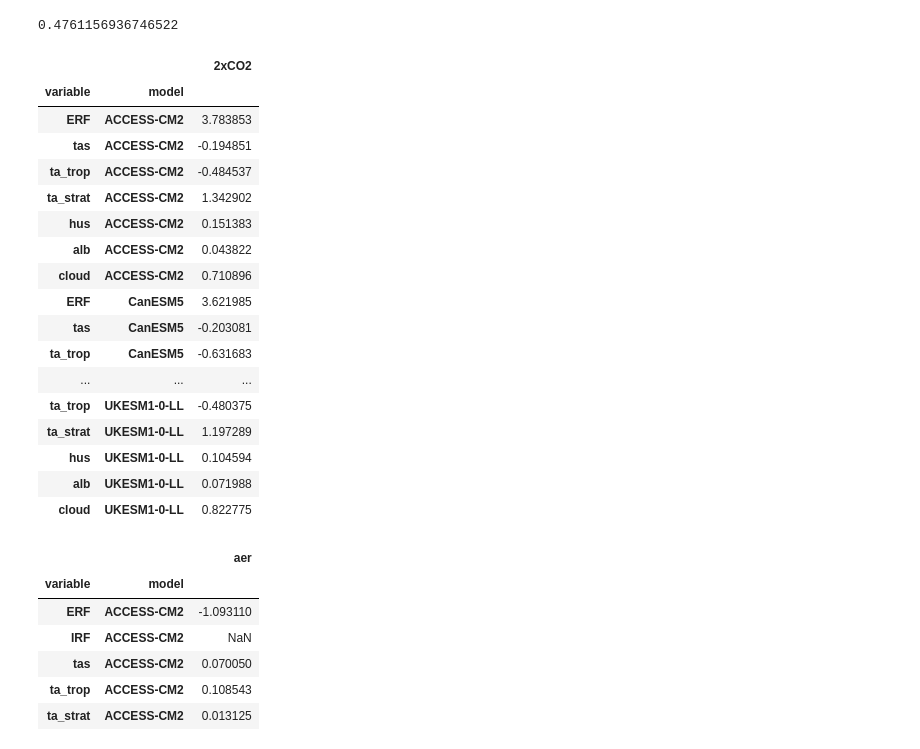
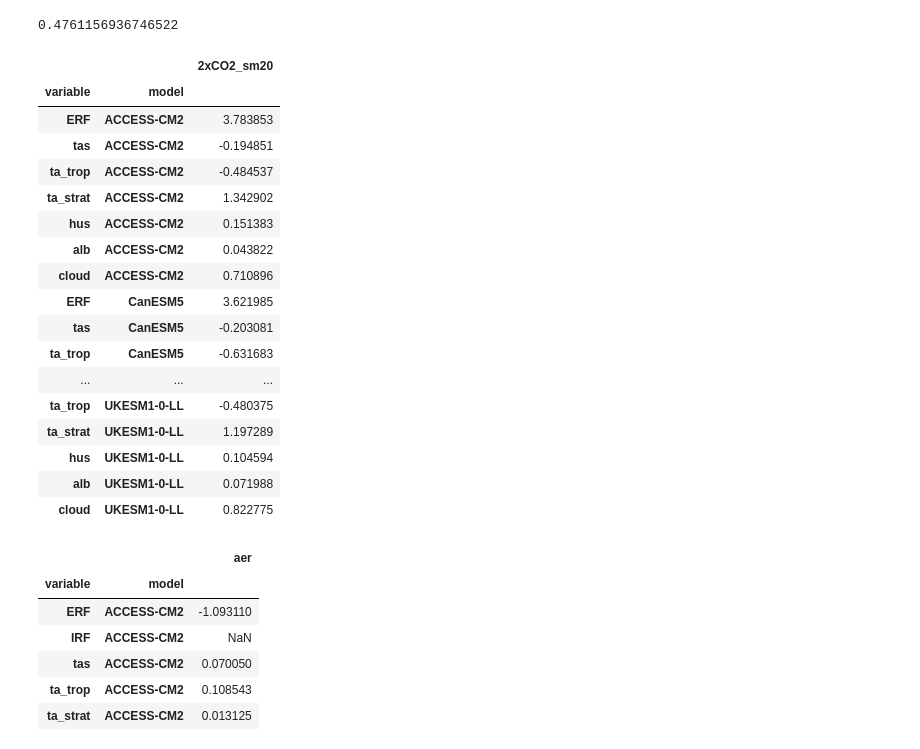
Before and after one commit to chrisroadmap/ar6, a Jupyter notebook: notebooks/270_chapter7_fig7.4.ipynb, the cells around one changed output. Saved outputs shown, nothing was run; the diff lists cells and outputs as text; code cells hidden in the pictures.

Commit message:
add output table for 7.4

```diff
--- a/notebooks/270_chapter7_fig7.4.ipynb
+++ b/notebooks/270_chapter7_fig7.4.ipynb
@@ -259,11 +259,11 @@ for model in adjustments_smith20_co2_df.Model.unique():
         model_results = adjustments_smith20_co2_df.loc[adjustments_smith20_co2_df['Model']==model, var].mean() * detune
         flux_data.append([mapping[var], model, model_results])
 # %%
-smith20_co2_new_df = pd.DataFrame(flux_data, columns=['variable', 'model', '2xCO2'])
+smith20_co2_new_df = pd.DataFrame(flux_data, columns=['variable', 'model', '2xCO2_sm20'])
 smith20_co2_new_df.set_index(['variable','model'], inplace=True)
 smith20_co2_new_df
 # %% [output]
-|  |  | 2xCO2 |
+|  |  | 2xCO2_sm20 |
 | variable | model |  |
 | ERF | ACCESS-CM2 | 3.783853 |
 | tas | ACCESS-CM2 | -0.194851 |
```
Also changed, not shown: parts of 2 cells of this notebook, 2 other files.
